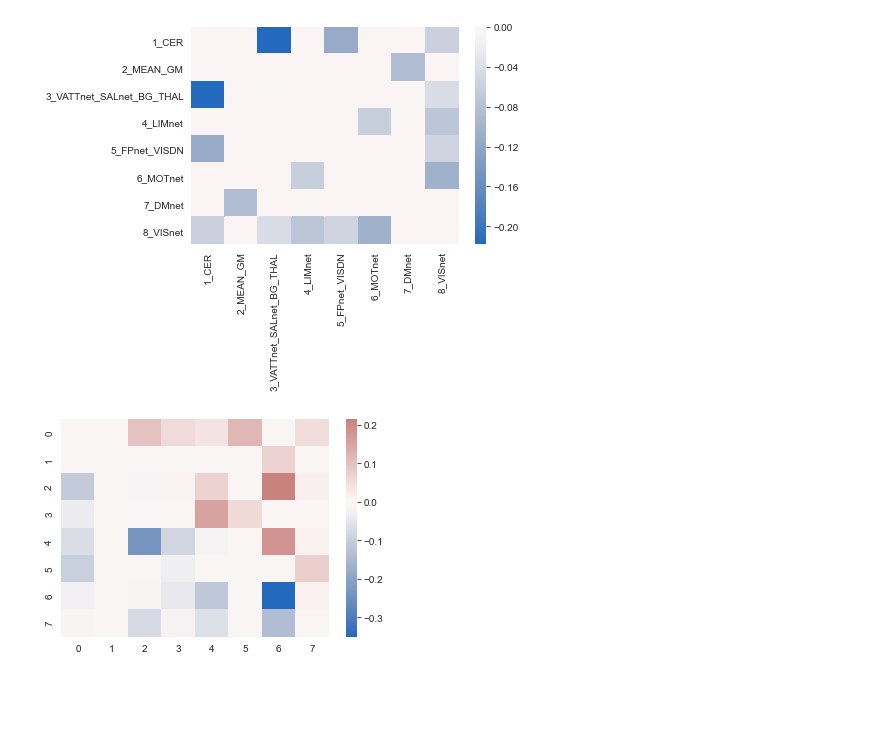
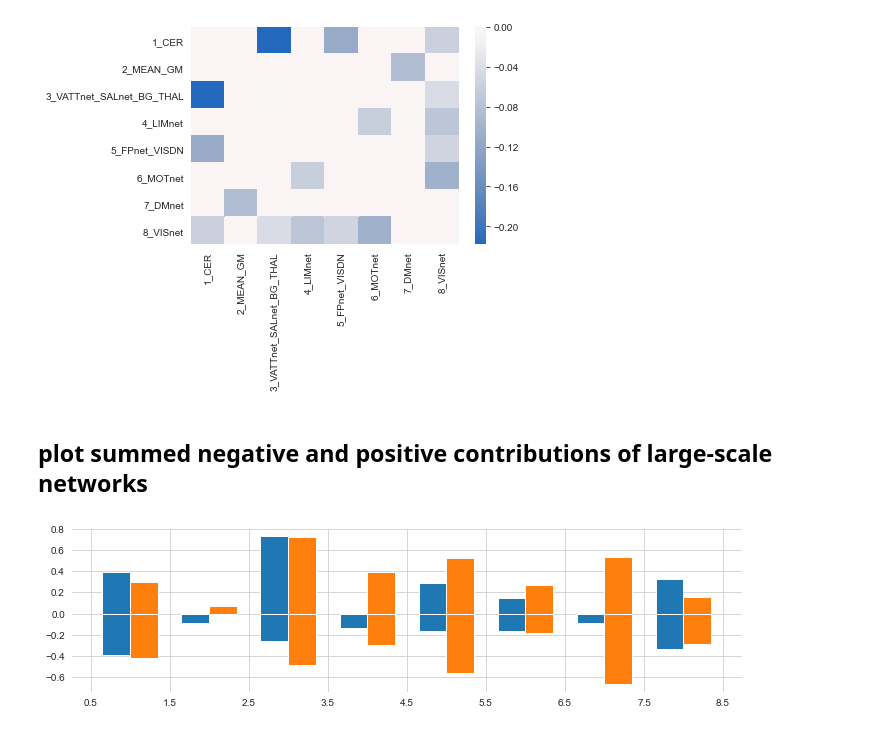
Before and after one commit to spisakt/RPN-signature, a Jupyter notebook: notebooks/2_feature_analysis.ipynb, the cells around one changed output. Cells and saved outputs as stored; diff of their text form; code cells hidden in the pictures; blank space fills up the shorter version.

```diff
--- a/notebooks/2_feature_analysis.ipynb
+++ b/notebooks/2_feature_analysis.ipynb
@@ -349,8 +431,22 @@ sns.heatmap(rpn_matrix_neg, cmap="vlag", center=0)
 plt.savefig('../res/multi-center/mat_rpn_neg.pdf')
 # %% [output]
 [figure]
-# %%
-sns.heatmap(matrix, cmap="vlag", center=0)
-plt.savefig('../res/multi-center/palette.pdf')
-# %% [output]
-[figure, removed]
+# %% [markdown]
+## plot summed negative and positive contributions of large-scale networks
+# %%
+fig, ax = plt.subplots()
+fig.set_size_inches(12, 3)
+x=np.array([1,2,3,4,5,6,7,8])
+width=0.35
+bar1pos=ax.bar(x - width/2, rpn_matrix_pos.sum(), width, label='single-center')
+bar2pos=ax.bar(x + width/2, mc_matrix_pos.sum(), width, label='multi-center')
+
+bar1neg=ax.bar(x - width/2, rpn_matrix_neg.sum(), width, label='single-center')
+bar2neg=ax.bar(x + width/2, mc_matrix_neg.sum(), width, label='multi-center')
+plt.grid(True)
+for pos in ['right', 'top', 'bottom', 'left']:
+    plt.gca().spines[pos].set_visible(False)
+plt.xticks([x-0.5 for x in range(1,10, 1)] )
+plt.savefig('../res/multi-center/barplot_reg.pdf')
+# %% [output]
+[figure, added]
```
Also changed, not shown: parts of 30 cells of this notebook, 14 other files.
